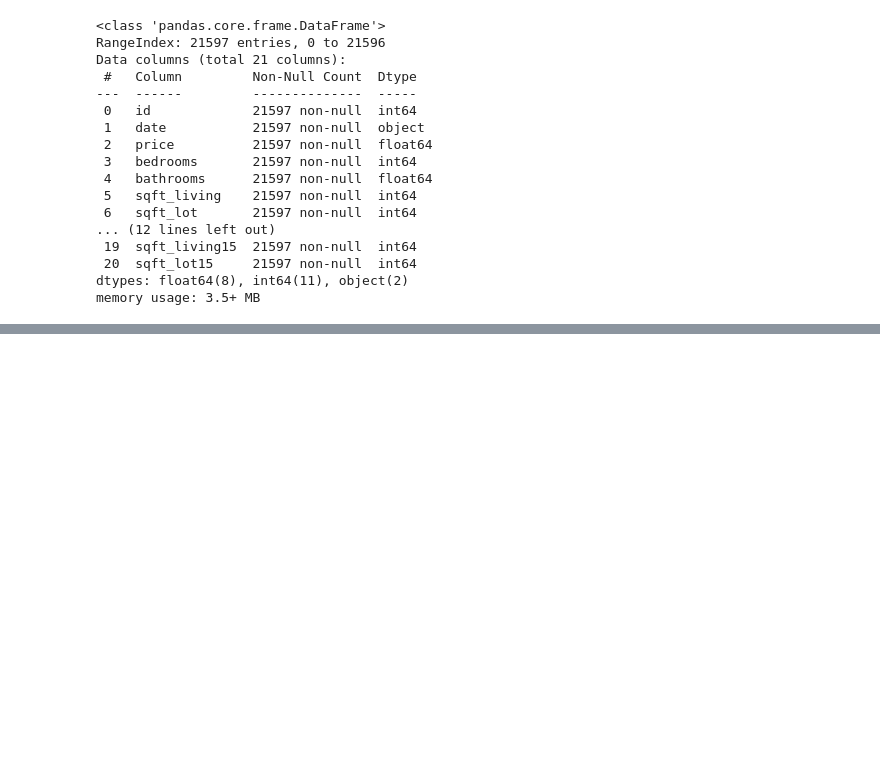
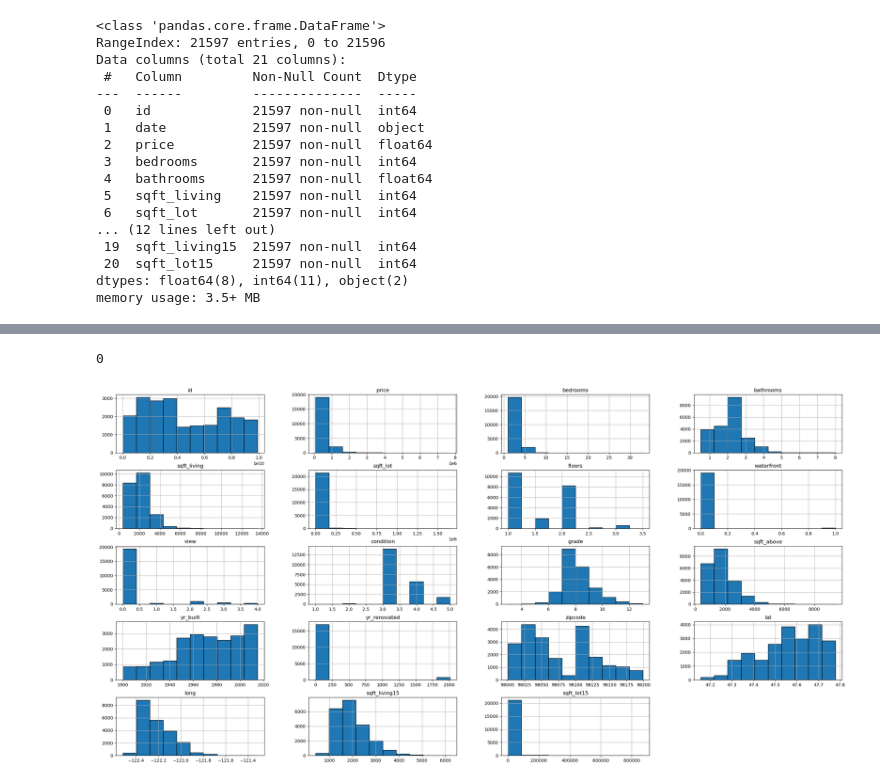
Before and after one commit to bourzat/group-2-phase-2-project, a Jupyter notebook: notebooks/Robert.ipynb, the cells around one changed output, grey strips where cells are left out. Cells and saved outputs as stored; diff of their text form; code cells hidden in the pictures; blank space fills up the shorter version.

Commit message:
Data Analysis

```diff
--- a/notebooks/Robert.ipynb
+++ b/notebooks/Robert.ipynb
@@ -83,0 +154,10 @@ data.describe()
+# %%
+# Checking for duplicates
+data.duplicated().sum()
+# %% [output]
+0
+# %%
+# PLOT DATA HISTOGRAM to get an overview of the distribution
+data.hist(figsize=(30,15), edgecolor = 'black');
+# %% [output]
+[figure, added]
```
Also changed, not shown: parts of 34 cells of this notebook.
